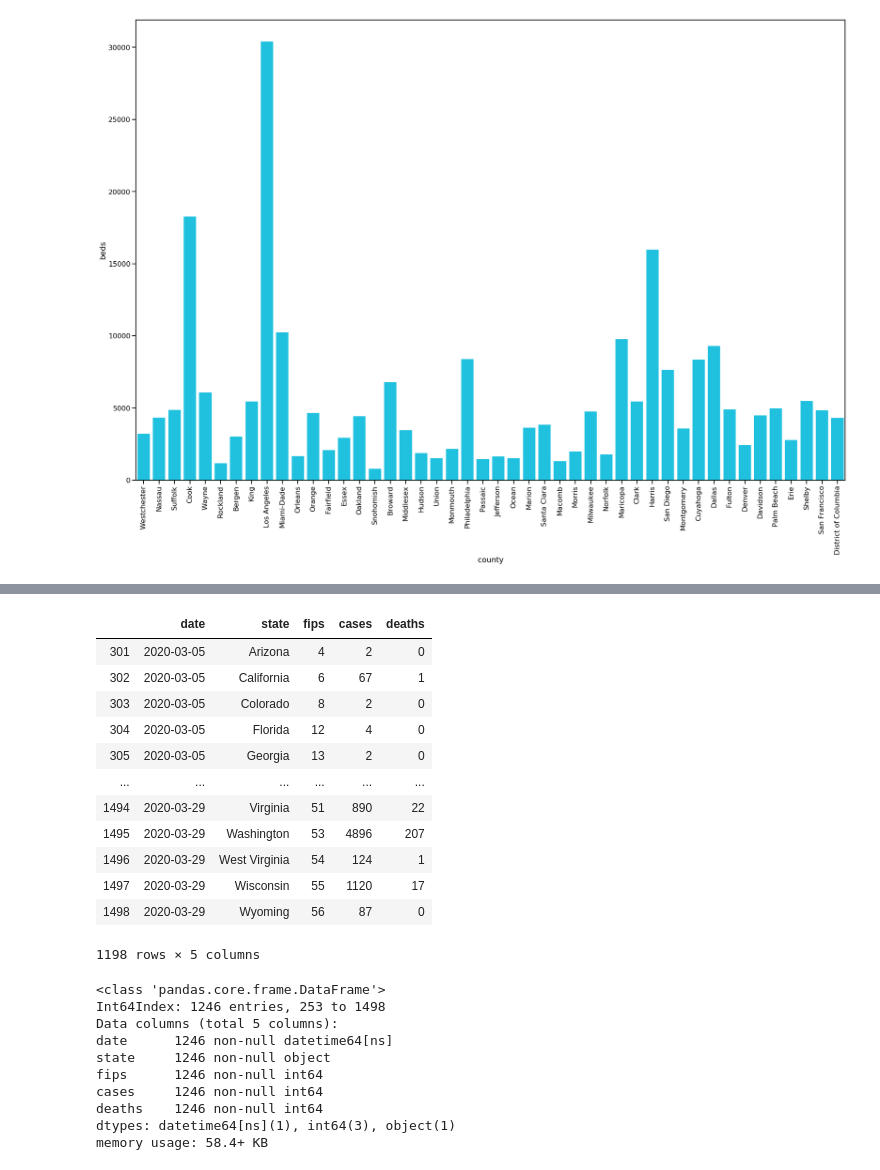
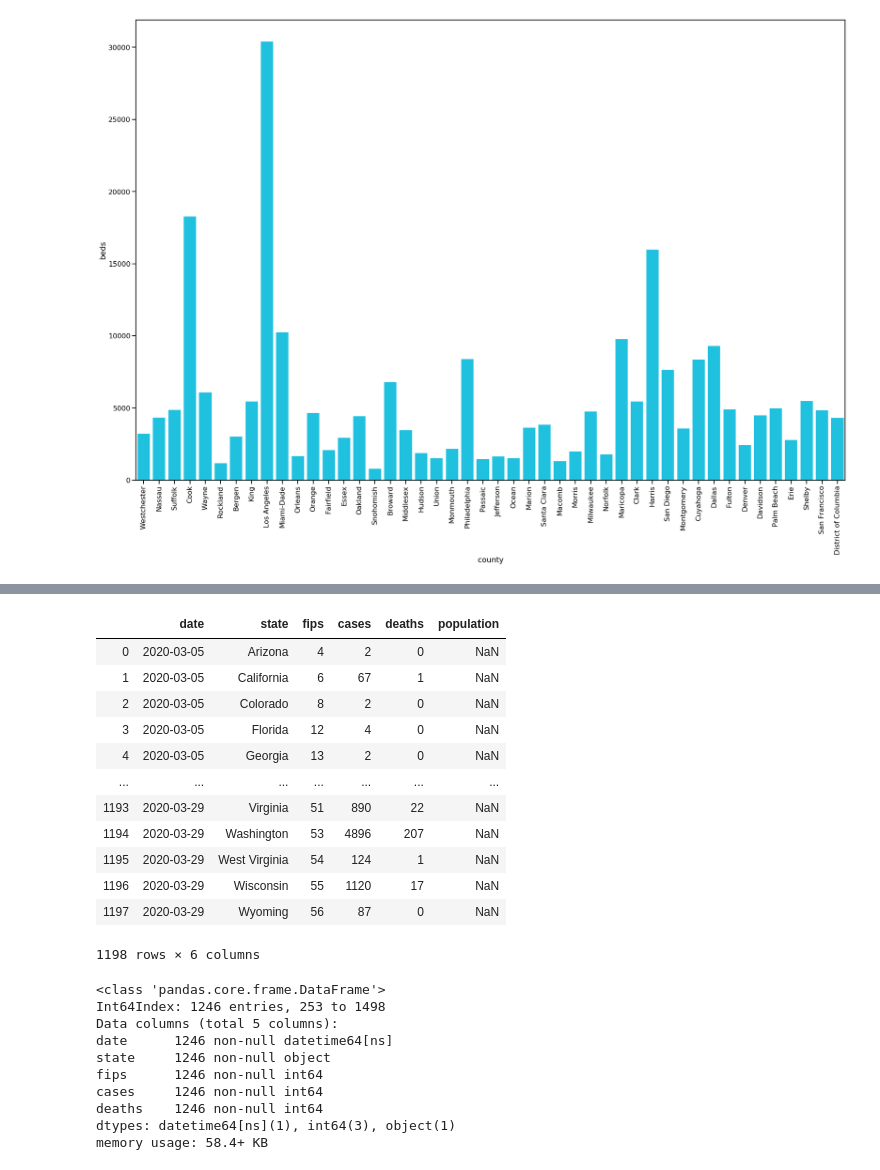
Before and after one commit to muoyo/covid-19-data, a Jupyter notebook: analysis.ipynb, the cells around one changed output, grey strips where cells are left out. Drawn from its saved outputs; the diff is of its cells as text; code cells hidden in the pictures.

```diff
--- a/analysis.ipynb
+++ b/analysis.ipynb
@@ -16,3 +16,8 @@ sns.set_context(SEABORN_CONTEXT)
 sns.palplot(SEABORN_PALETTE)
 # %% [output]
 [figure]
+# %%
+df_population = pd.read_csv('PEP_2018_PEPANNRES_with_ann.csv', encoding='latin1')
+df_population = df_population.groupby('State', as_index=False)['Population'].sum()
+df_population = df_population.rename(columns={"State": "state", "Population": "population"})
+df_population
@@ -103,20 +136,21 @@ plt.xticks(rotation=90);
 # %%
 df_states = pd.read_csv('https://raw.githubusercontent.com/nytimes/covid-19-data/master/us-states.csv')
 df_states['date'] = pd.to_datetime(df_states['date'])
 df_states = df_states.loc[df_states['date'] > '2020-03-04']
+df_states = df_states.merge(df_population, how='left', on='state')
 df_states
 # %% [output]
-|  | date | state | fips | cases | deaths |
-| 301 | 2020-03-05 | Arizona | 4 | 2 | 0 |
-| 302 | 2020-03-05 | California | 6 | 67 | 1 |
-| 303 | 2020-03-05 | Colorado | 8 | 2 | 0 |
-| 304 | 2020-03-05 | Florida | 12 | 4 | 0 |
-| 305 | 2020-03-05 | Georgia | 13 | 2 | 0 |
-| ... | ... | ... | ... | ... | ... |
-| 1494 | 2020-03-29 | Virginia | 51 | 890 | 22 |
-| 1495 | 2020-03-29 | Washington | 53 | 4896 | 207 |
-| 1496 | 2020-03-29 | West Virginia | 54 | 124 | 1 |
-| 1497 | 2020-03-29 | Wisconsin | 55 | 1120 | 17 |
-| 1498 | 2020-03-29 | Wyoming | 56 | 87 | 0 |
+|  | date | state | fips | cases | deaths | population |
+| 0 | 2020-03-05 | Arizona | 4 | 2 | 0 | NaN |
+| 1 | 2020-03-05 | California | 6 | 67 | 1 | NaN |
+| 2 | 2020-03-05 | Colorado | 8 | 2 | 0 | NaN |
+| 3 | 2020-03-05 | Florida | 12 | 4 | 0 | NaN |
+| 4 | 2020-03-05 | Georgia | 13 | 2 | 0 | NaN |
+| ... | ... | ... | ... | ... | ... | ... |
+| 1193 | 2020-03-29 | Virginia | 51 | 890 | 22 | NaN |
+| 1194 | 2020-03-29 | Washington | 53 | 4896 | 207 | NaN |
+| 1195 | 2020-03-29 | West Virginia | 54 | 124 | 1 | NaN |
+| 1196 | 2020-03-29 | Wisconsin | 55 | 1120 | 17 | NaN |
+| 1197 | 2020-03-29 | Wyoming | 56 | 87 | 0 | NaN |
-1198 rows × 5 columns
+1198 rows × 6 columns
 # %%
```
Also changed, not shown: parts of 5 cells of this notebook, 1 other file.
